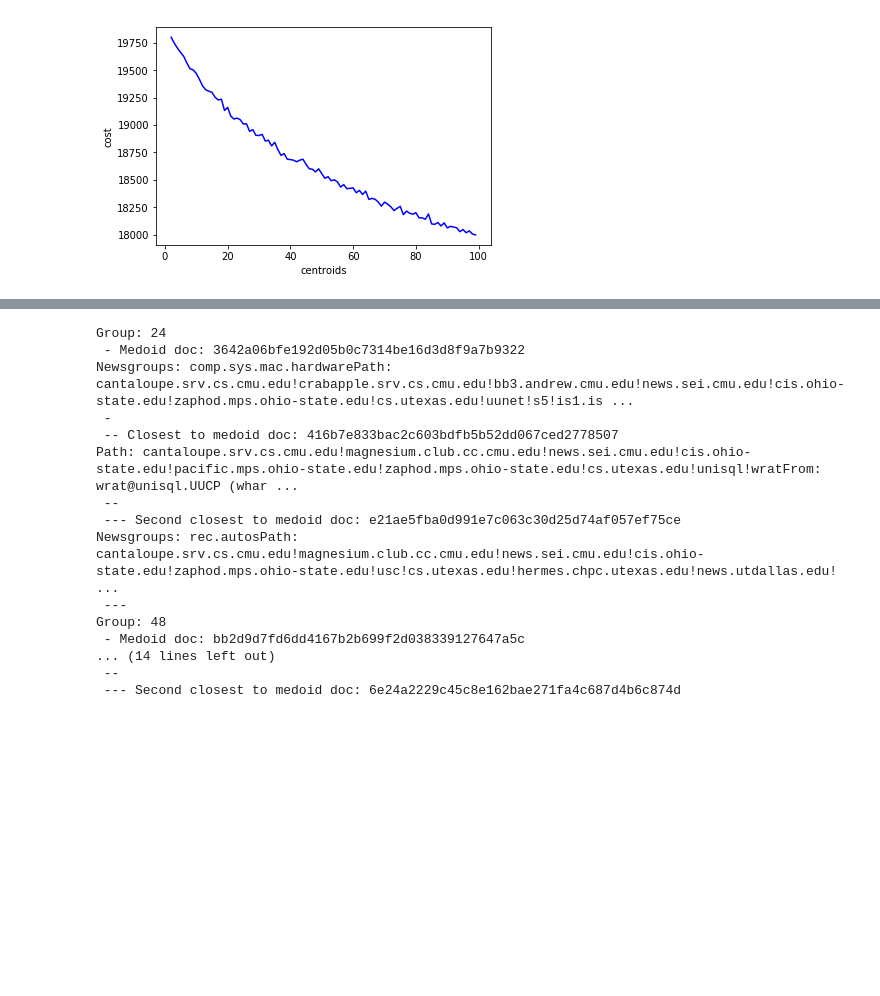
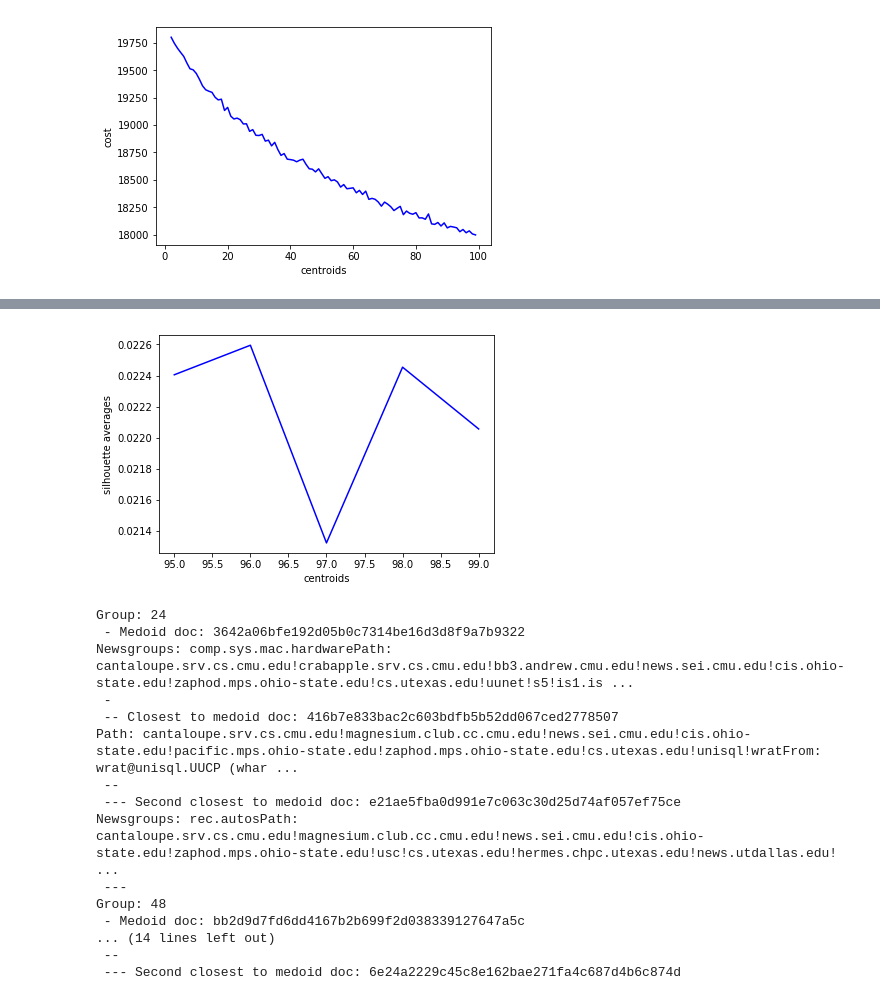
Before and after one commit to rossanez/MO444-2s2017, a Jupyter notebook: Trab03/MO444_2017_Trab03_Grupo05.ipynb, the cells around one changed output, grey strips where cells are left out. Saved outputs shown, nothing was run; the diff lists cells and outputs as text; code cells hidden in the pictures; blank space fills up the shorter version.

Commit message:
Adding a silhouette avg plot.

```diff
--- a/Trab03/MO444_2017_Trab03_Grupo05.ipynb
+++ b/Trab03/MO444_2017_Trab03_Grupo05.ipynb
@@ -102,9 +102,12 @@ plt.show()
 # %%
 # Check some silhouette scores.
 start_time = datetime.now()
-for i in range(95, 100):
+sil_avgs, sil_avgs_centroids = [], []
+for i in xrange(95, 100):
     sil_avg = silhouette_score(data, labels[i-2])
     print('centroids: %d, silhouette average: %f' % (kmeans[i-2].n_clusters, sil_avg))
+    sil_avgs.append(sil_avg)
+    sil_avgs_centroids.append(kmeans[i-2].n_clusters)
 
 print('Elapsed time: {}'.format(datetime.now() - start_time))
 # %% [output]
@@ -117,3 +120,11 @@ Elapsed time: 0:01:51.895614
+# %%
+# Plot the silhouette averages
+plt.plot(sil_avgs_centroids, sil_avgs, color='blue')
+plt.xlabel('centroids')
+plt.ylabel('silhouette averages')
+plt.show()
+# %% [output]
+[figure, added]
 # %%
 # Chosen number of centroids: 96
 chosen_model = kmeans[96-2]
```
Also changed, not shown: parts of 2 cells of this notebook.
